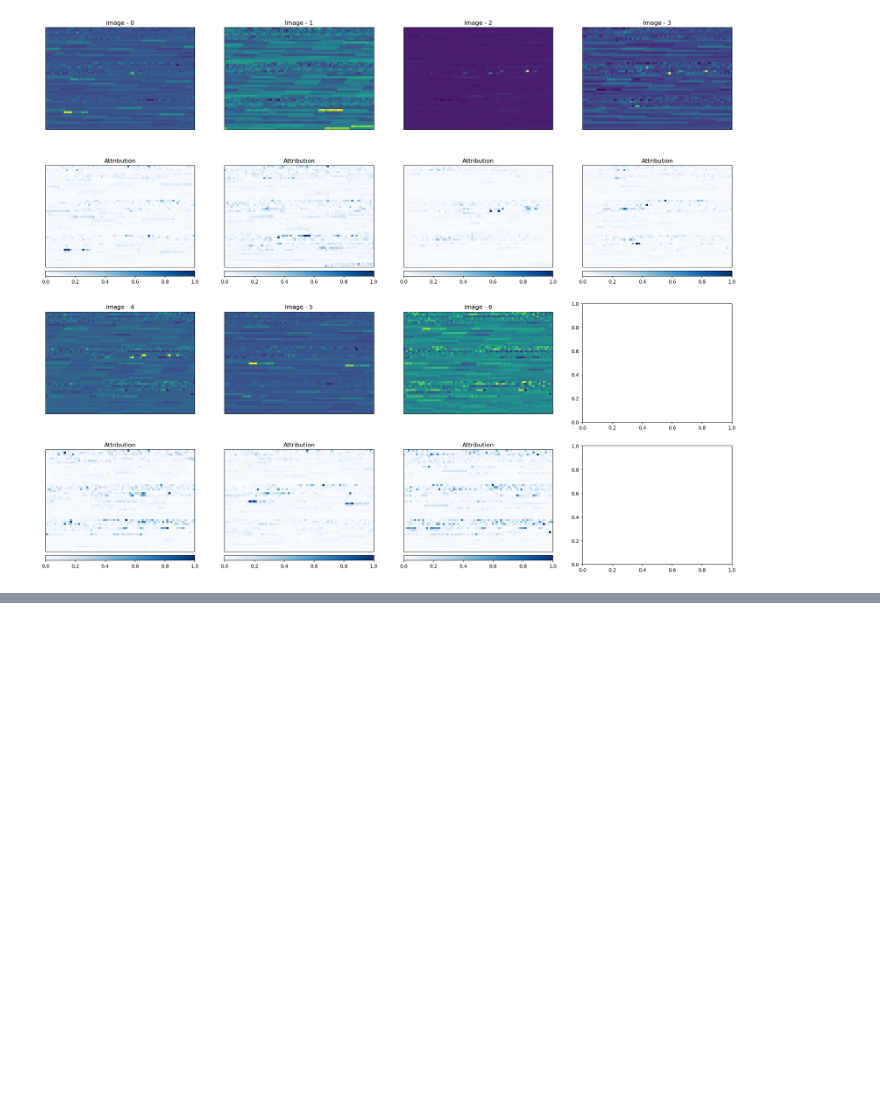
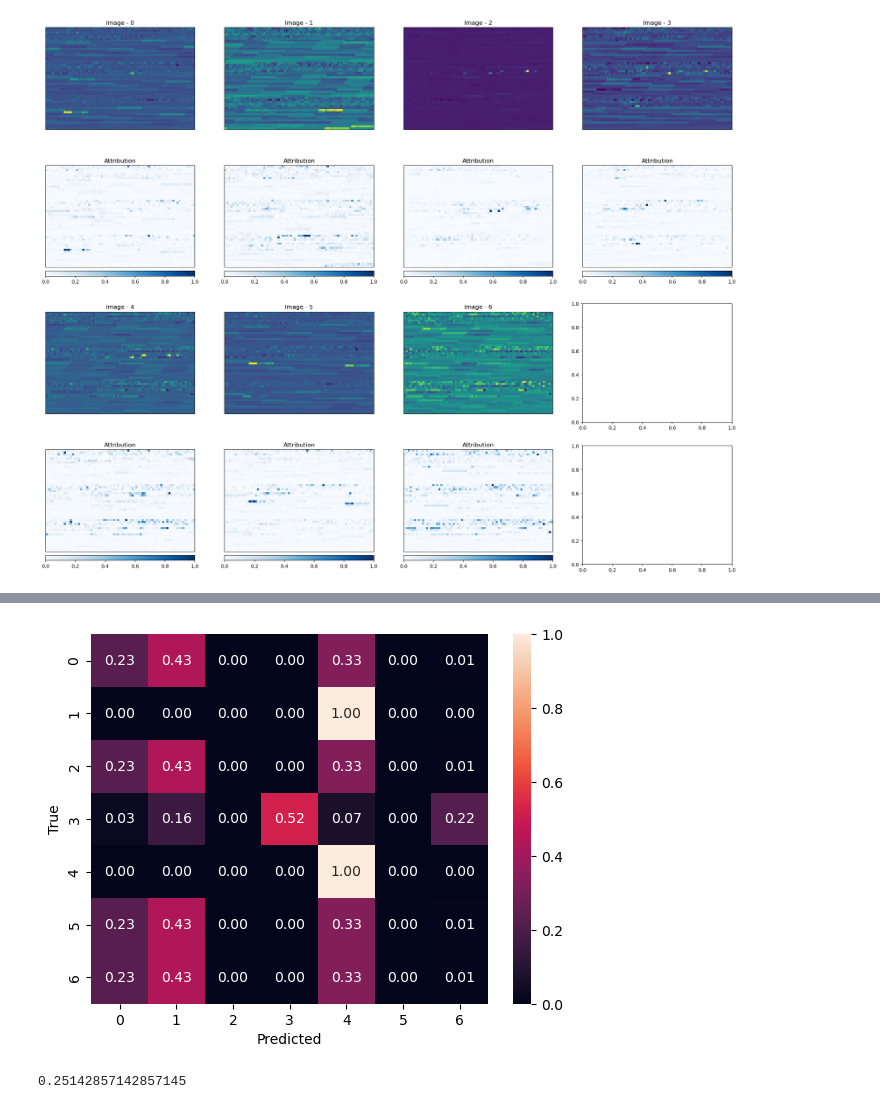
Before and after one commit to afermg/jump_attribution, a Jupyter notebook: workspace/analysis/gans_profiles.ipynb, the cells around one changed output, grey strips where cells are left out. Cells and saved outputs as stored; diff of their text form; code cells hidden in the pictures; blank space fills up the shorter version.

```diff
--- a/workspace/analysis/gans_profiles.ipynb
+++ b/workspace/analysis/gans_profiles.ipynb
@@ -457,0 +628,39 @@ generator = VectorGenerator(unet, style_encoder=style_encoder)
+# %%
+num_images = 100
+random_test = torch.utils.data.Subset(
+    dataset_fold[fold]["test"], np.random.choice(len(dataset_fold[fold]["test"]), num_images, replace=False)
+)
+counterfactuals = np.zeros((7, num_images, *prototypes[0].shape))
+
+predictions = []
+source_labels = []
+target_labels = []
+with torch.inference_mode():
+    generator.eval()
+    for i, (x, y) in tqdm(enumerate(random_test), total=num_images, leave=True):
+        for lbl in range(7):
+            # Create the counterfactual
+            x_fake = generator(
+                x.unsqueeze(0).to(device), prototypes[lbl].unsqueeze(0).to(device)
+            )
+            # Predict the class of the counterfactual image
+            pred = trained_model[fold](x_fake)
+
+            # Store the source and target labels
+            source_labels.append(y)  # The original label of the image
+            target_labels.append(lbl)  # The desired label of the counterfactual image
+            # Store the counterfactual image and prediction
+            counterfactuals[lbl][i] = x_fake.cpu().detach().numpy()
+            predictions.append(pred.argmax().item())
+# %%
+cf_cm = confusion_matrix(target_labels, predictions, normalize="true")
+sns.heatmap(cf_cm, annot=True, fmt=".2f")
+plt.ylabel("True")
+plt.xlabel("Predicted")
+plt.show()
+# %% [output]
+[figure, added]
+# %%
+accuracy_score(target_labels, predictions)
+# %% [output]
+0.25142857142857145
```
Also changed, not shown: parts of 31 cells of this notebook, 2 other files.
